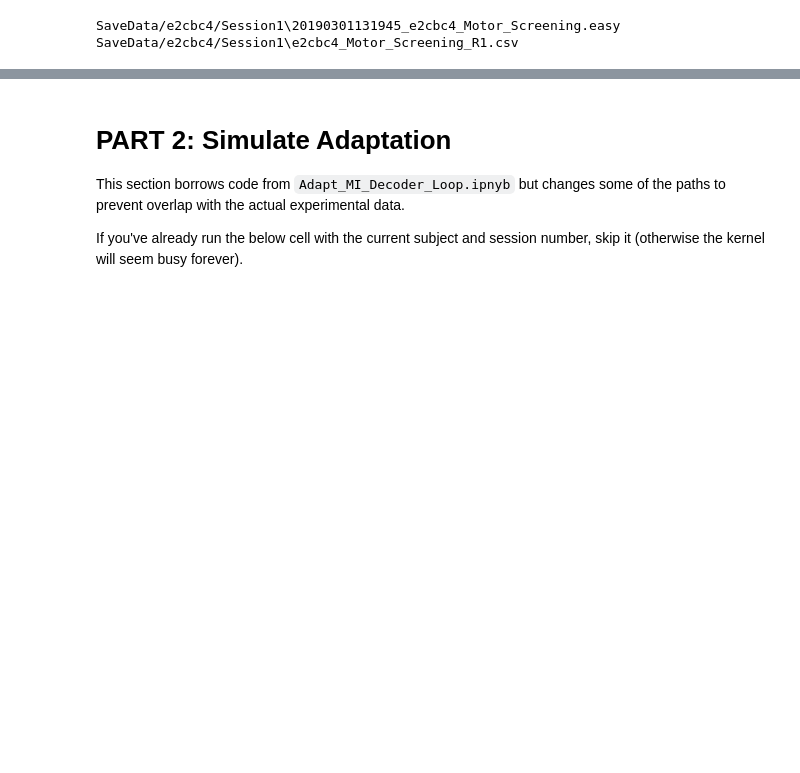
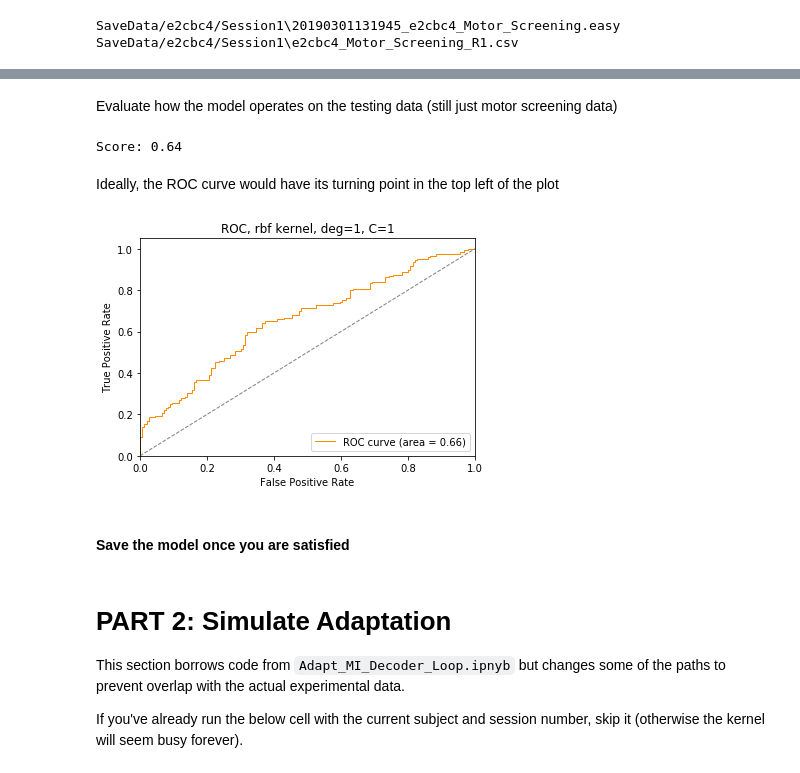
Before and after one commit to lpjiang97/EEG-CoAdaptation, a Jupyter notebook: Analysis/Simulate_Everything_with_Different_Models.ipynb, the cells around one changed output, grey strips where cells are left out. Cells and saved outputs as stored; diff of their text form; code cells hidden in the pictures; blank space fills up the shorter version.

Commit message:
Everything notebook now plots ROC/AUC as well

```diff
--- a/Analysis/Simulate_Everything_with_Different_Models.ipynb
+++ b/Analysis/Simulate_Everything_with_Different_Models.ipynb
@@ -435,0 +431,33 @@ Fitting 5 folds for each of 40 candidates, totalling 200 fits
+# %% [markdown]
+Evaluate how the model operates on the testing data (still just motor screening data)
+# %%
+print('Score: ' + str(clf.score(X_test, y_test)))
+# %% [output]
+Score: 0.64
+# %% [markdown]
+Ideally, the ROC curve would have its turning point in the top left of the plot
+# %%
+# Get values
+y_score = clf.fit(X_train, y_train).decision_function(X_test)
+fpr, tpr, _ = roc_curve(y_test.ravel(), y_score.ravel())
+roc_auc = auc(fpr, tpr)
+
+# Plot the ROC
+fig = plt.figure()
+lw = 1
+plt.plot(fpr, tpr, color='darkorange',
+         lw=lw, label='ROC curve (area = %0.2f)' % roc_auc)
+plt.plot([0, 1], [0, 1], color='gray', lw=lw, linestyle='--')
+plt.xlim([0.0, 1.0])
+plt.ylim([0.0, 1.05])
+plt.xlabel('False Positive Rate')
+plt.ylabel('True Positive Rate')
+plt.title('ROC, ' + clf.kernel + ' kernel, deg=' + str(clf.degree) + ', C=' + str(clf.C))
+lgd = plt.legend(loc="lower right")
+plt.show()
+fig.savefig('Figures/' + subjID + '/' + model_type + '/' + subjID + '_ROC_' + model_type + '_Session-' + str(session_number)
+                + '.png', bbox_extra_artists=(lgd,))
+# %% [output]
+[figure, added]
+# %% [markdown]
+#### Save the model once you are satisfied
```
Also changed, not shown: parts of 24 cells of this notebook, 1 other file.
